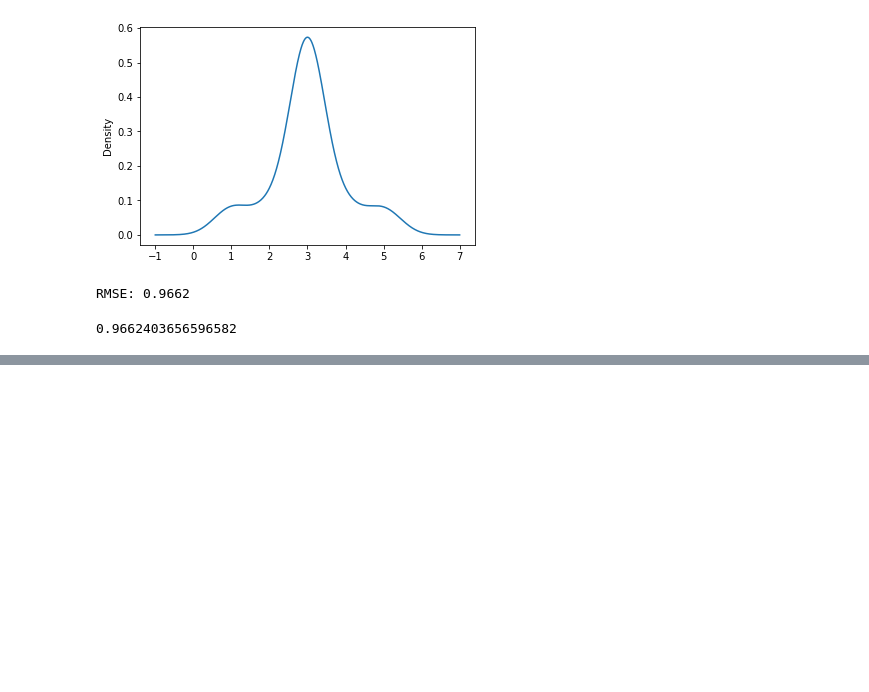
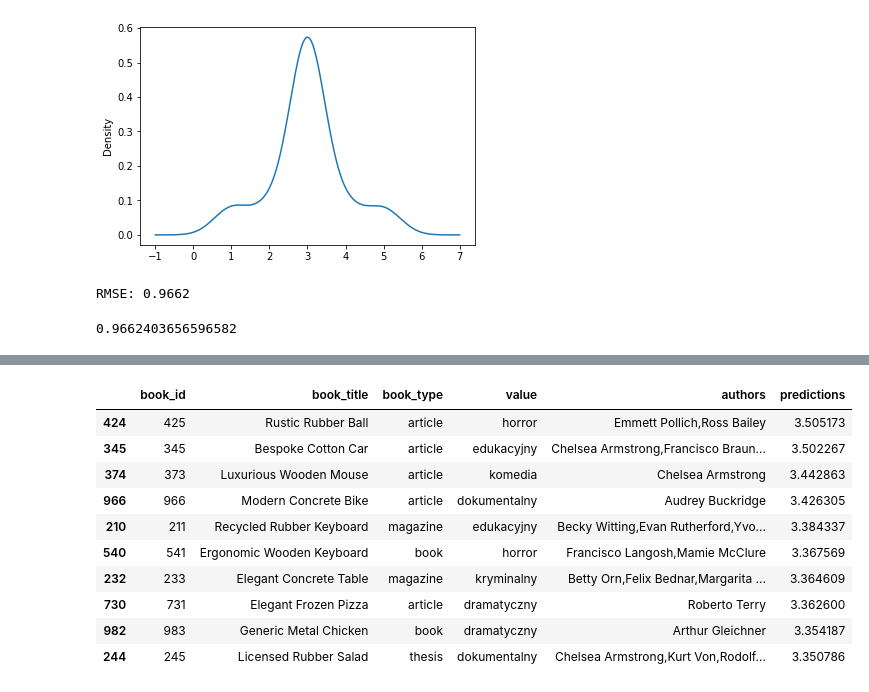
Before and after one commit to Cyrylos/library-cms-recommendation-system, a Jupyter notebook: recommendation_system_nb.ipynb, the cells around one changed output, grey strips where cells are left out. Saved outputs shown, nothing was run; the diff lists cells and outputs as text; code cells hidden in the pictures; blank space fills up the shorter version.

```diff
--- a/recommendation_system_nb.ipynb
+++ b/recommendation_system_nb.ipynb
@@ -146,0 +168,14 @@ RMSE: 0.9662
+# %%
+make_recommendation(2, books_all_df, model)
+# %% [output]
+|  | book_id | book_title | book_type | value | authors | predictions |
+| 424 | 425 | Rustic Rubber Ball | article | horror | Emmett Pollich,Ross Bailey | 3.505173 |
+| 345 | 345 | Bespoke Cotton Car | article | edukacyjny | Chelsea Armstrong,Francisco Braun... | 3.502267 |
+| 374 | 373 | Luxurious Wooden Mouse | article | komedia | Chelsea Armstrong | 3.442863 |
+| 966 | 966 | Modern Concrete Bike | article | dokumentalny | Audrey Buckridge | 3.426305 |
+| 210 | 211 | Recycled Rubber Keyboard | magazine | edukacyjny | Becky Witting,Evan Rutherford,Yvo... | 3.384337 |
+| 540 | 541 | Ergonomic Wooden Keyboard | book | horror | Francisco Langosh,Mamie McClure | 3.367569 |
+| 232 | 233 | Elegant Concrete Table | magazine | kryminalny | Betty Orn,Felix Bednar,Margarita ... | 3.364609 |
+| 730 | 731 | Elegant Frozen Pizza | article | dramatyczny | Roberto Terry | 3.362600 |
+| 982 | 983 | Generic Metal Chicken | book | dramatyczny | Arthur Gleichner | 3.354187 |
+| 244 | 245 | Licensed Rubber Salad | thesis | dokumentalny | Chelsea Armstrong,Kurt Von,Rodolf... | 3.350786 |
```
Also changed, not shown: parts of 4 cells of this notebook.
